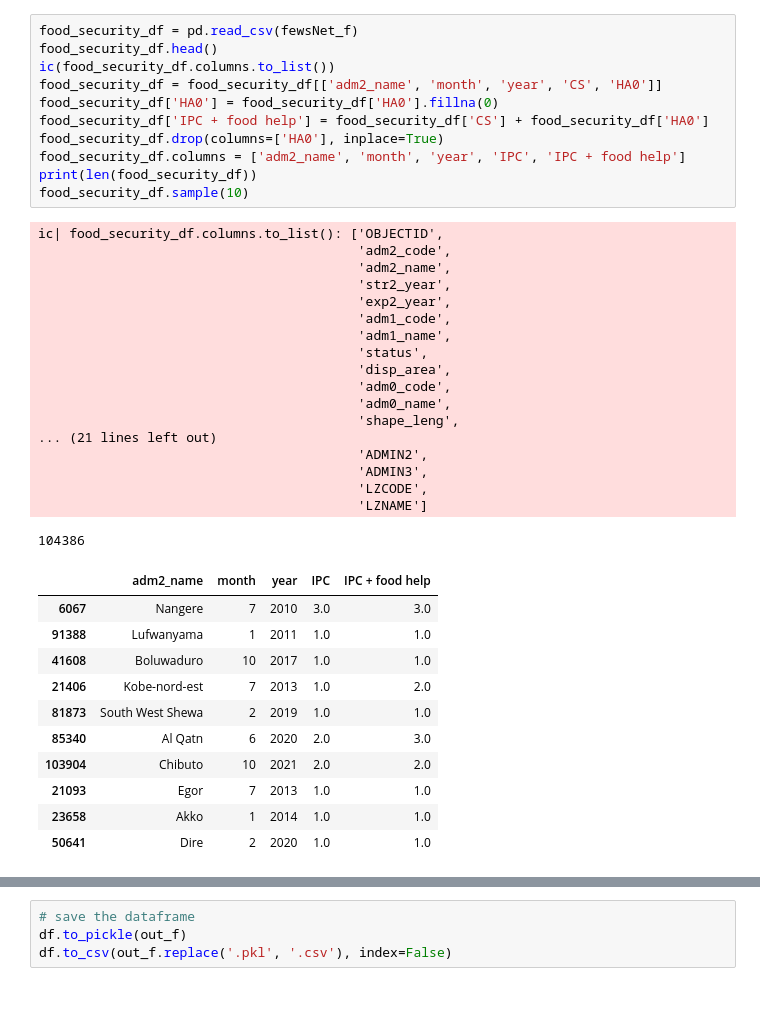
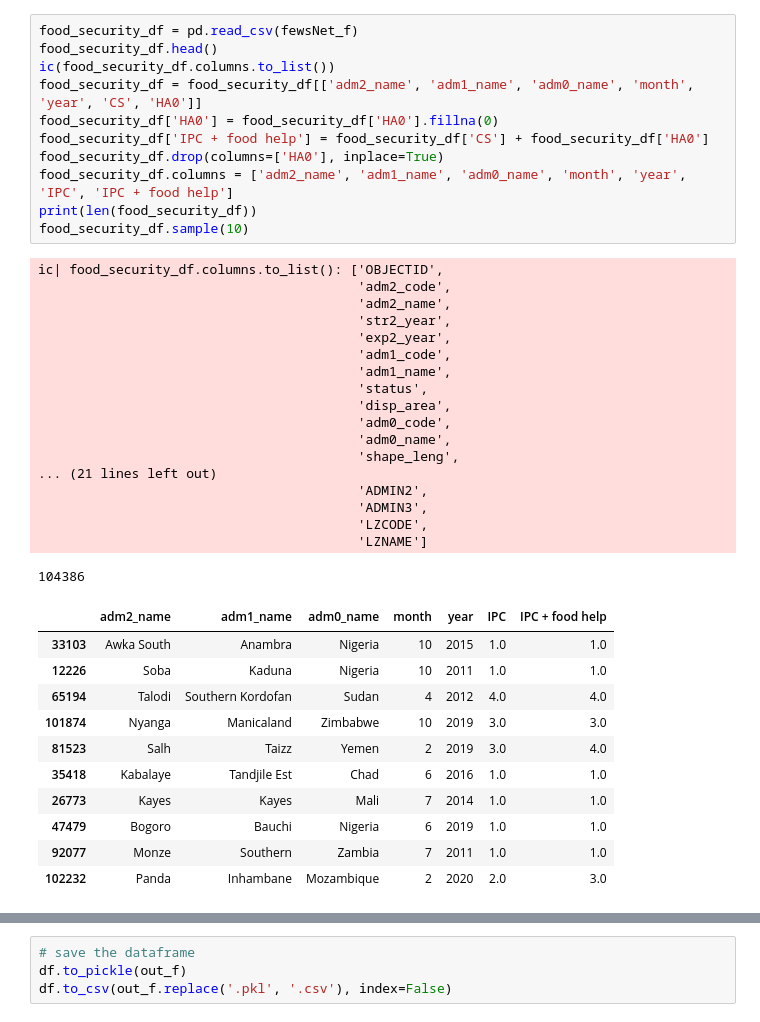
Before and after one commit to gheisenberg/FoodSecurity, a Jupyter notebook: DHS/DHS5_add_further_data.ipynb, the cells around one changed output, grey strips where cells are left out. Cells and saved outputs as stored; diff of their text form.

```diff
--- a/DHS/DHS5_add_further_data.ipynb
+++ b/DHS/DHS5_add_further_data.ipynb
@@ -55,44 +55,44 @@ df
 # %%
 food_security_df = pd.read_csv(fewsNet_f)
 food_security_df.head()
 ic(food_security_df.columns.to_list())
-food_security_df = food_security_df[['adm2_name', 'month', 'year', 'CS', 'HA0']]
+food_security_df = food_security_df[['adm2_name', 'adm1_name', 'adm0_name', 'month', 'year', 'CS', 'HA0']]
 food_security_df['HA0'] = food_security_df['HA0'].fillna(0)
 food_security_df['IPC + food help'] = food_security_df['CS'] + food_security_df['HA0']
 food_security_df.drop(columns=['HA0'], inplace=True)
-food_security_df.columns = ['adm2_name', 'month', 'year', 'IPC', 'IPC + food help']
+food_security_df.columns = ['adm2_name', 'adm1_name', 'adm0_name', 'month', 'year', 'IPC', 'IPC + food help']
 print(len(food_security_df))
 food_security_df.sample(10)
 # %% [output]
 ic| food_security_df.columns.to_list(): ['OBJECTID',
                                          'adm2_code',
                                          'adm2_name',
                                          'str2_year',
                                          'exp2_year',
                                          'adm1_code',
                                          'adm1_name',
                                          'status',
                                          'disp_area',
                                          'adm0_code',
                                          'adm0_name',
                                          'shape_leng',
 ... (21 lines left out)
                                          'ADMIN2',
                                          'ADMIN3',
                                          'LZCODE',
                                          'LZNAME']
 104386
-|  | adm2_name | month | year | IPC | IPC + food help |
-| 6067 | Nangere | 7 | 2010 | 3.0 | 3.0 |
-| 91388 | Lufwanyama | 1 | 2011 | 1.0 | 1.0 |
-| 41608 | Boluwaduro | 10 | 2017 | 1.0 | 1.0 |
-| 21406 | Kobe-nord-est | 7 | 2013 | 1.0 | 2.0 |
-| 81873 | South West Shewa | 2 | 2019 | 1.0 | 1.0 |
-| 85340 | Al Qatn | 6 | 2020 | 2.0 | 3.0 |
-| 103904 | Chibuto | 10 | 2021 | 2.0 | 2.0 |
-| 21093 | Egor | 7 | 2013 | 1.0 | 1.0 |
-| 23658 | Akko | 1 | 2014 | 1.0 | 1.0 |
-| 50641 | Dire | 2 | 2020 | 1.0 | 1.0 |
+|  | adm2_name | adm1_name | adm0_name | month | year | IPC | IPC + food help |
+| 33103 | Awka South | Anambra | Nigeria | 10 | 2015 | 1.0 | 1.0 |
+| 12226 | Soba | Kaduna | Nigeria | 10 | 2011 | 1.0 | 1.0 |
+| 65194 | Talodi | Southern Kordofan | Sudan | 4 | 2012 | 4.0 | 4.0 |
+| 101874 | Nyanga | Manicaland | Zimbabwe | 10 | 2019 | 3.0 | 3.0 |
+| 81523 | Salh | Taizz | Yemen | 2 | 2019 | 3.0 | 4.0 |
+| 35418 | Kabalaye | Tandjile Est | Chad | 6 | 2016 | 1.0 | 1.0 |
+| 26773 | Kayes | Kayes | Mali | 7 | 2014 | 1.0 | 1.0 |
+| 47479 | Bogoro | Bauchi | Nigeria | 6 | 2019 | 1.0 | 1.0 |
+| 92077 | Monze | Southern | Zambia | 7 | 2011 | 1.0 | 1.0 |
+| 102232 | Panda | Inhambane | Mozambique | 2 | 2020 | 2.0 | 3.0 |
 # %%
 def aggregate_ipc(row, food_security_df, start_delta, end_delta, y_m_indicator):
     # Create datetime objects for the start and end dates
```
Also changed, not shown: parts of 5 cells of this notebook, 9 other files.
